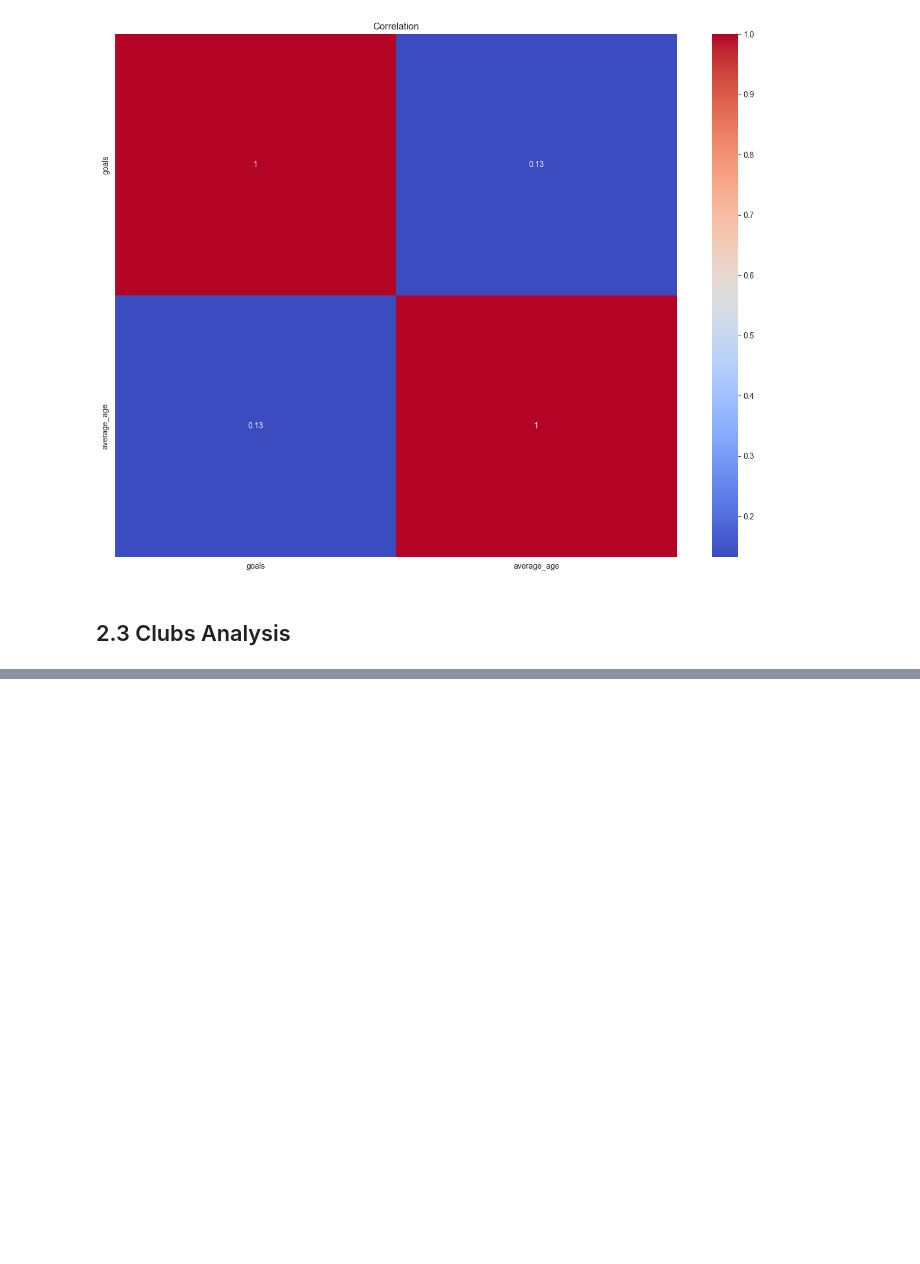
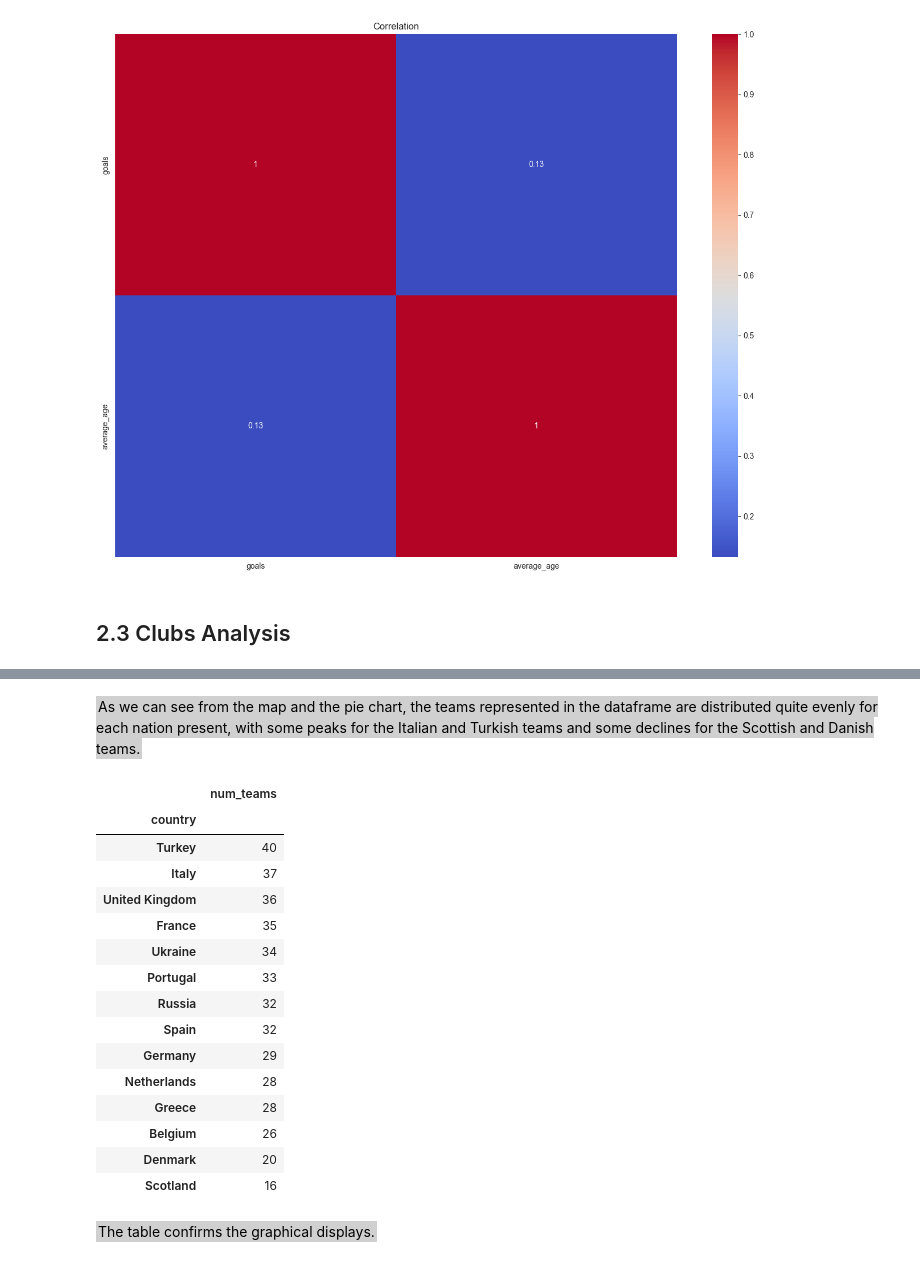
Before and after one commit to ZakAbourida/IUM-TWEB-UniTo, a Jupyter notebook: MainDirectory/Python Part/DataAnalysis.ipynb, the cells around one changed output, grey strips where cells are left out. Cells and saved outputs as stored; diff of their text form; code cells hidden in the pictures; blank space fills up the shorter version.

```diff
--- a/MainDirectory/Python Part/DataAnalysis.ipynb
+++ b/MainDirectory/Python Part/DataAnalysis.ipynb
@@ -1125,0 +1200,26 @@ plt.show()
+# %% [markdown]
+<span style="background-color: #d0d0d0; color: black; padding: 2px;">As we can see from the map and the pie chart, the teams represented in the dataframe are distributed quite evenly for each nation present, with some peaks for the Italian and Turkish teams and some declines for the Scottish and Danish teams.
+</span>
+# %%
+countries_counts
+# %% [output]
+|  | num_teams |
+| country |  |
+| Turkey | 40 |
+| Italy | 37 |
+| United Kingdom | 36 |
+| France | 35 |
+| Ukraine | 34 |
+| Portugal | 33 |
+| Russia | 32 |
+| Spain | 32 |
+| Germany | 29 |
+| Netherlands | 28 |
+| Greece | 28 |
+| Belgium | 26 |
+| Denmark | 20 |
+| Scotland | 16 |
+# %% [markdown]
+
+<span style = "background-color: #d0d0d0; color: black; padding: 2px;" >The table confirms the graphical displays.
+</span >
```
Also changed, not shown: parts of 8 cells of this notebook.
